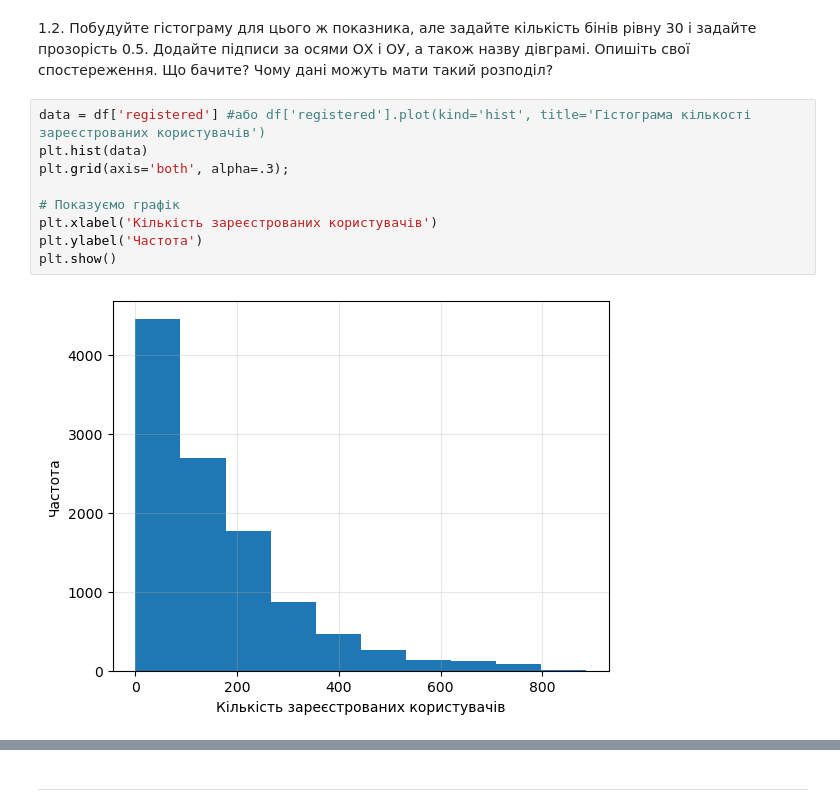
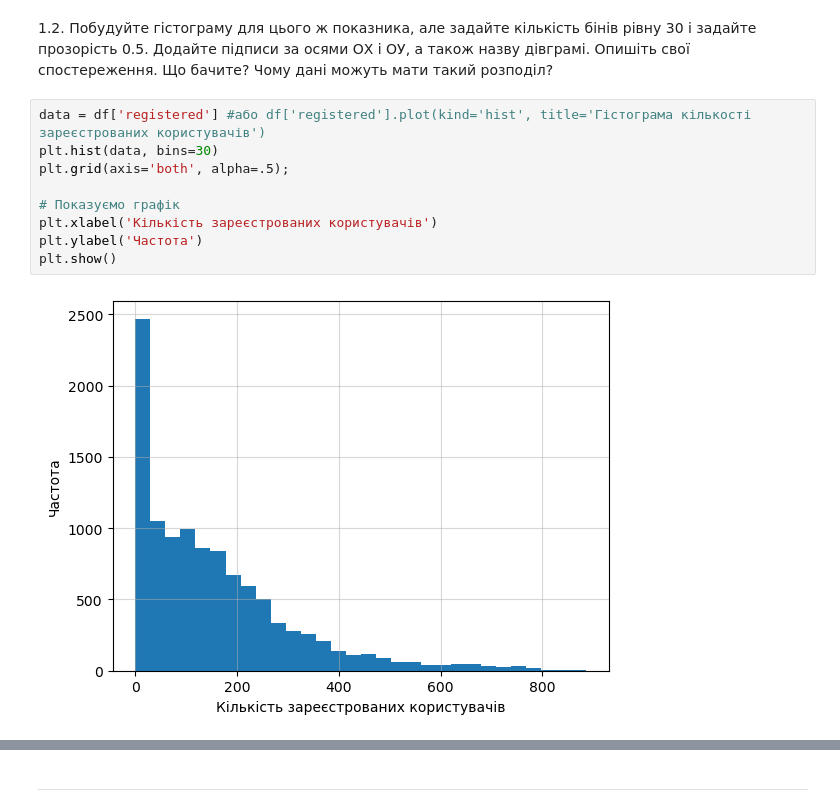
Before and after one commit to slovinskamary/python-for-data-lovers, a Jupyter notebook: hw_4_4_Візуалізація_з_pandas.ipynb, the cells around one changed output, grey strips where cells are left out. Drawn from its saved outputs; the diff is of its cells as text.

Commit message:
added  2homework about hist, bar, pandas

```diff
--- a/hw_4_4_Візуалізація_з_pandas.ipynb
+++ b/hw_4_4_Візуалізація_з_pandas.ipynb
@@ -83,15 +83,15 @@ plt.show()
 1.2. Побудуйте гістограму для цього ж показника, але задайте кількість бінів рівну 30 і задайте прозорість 0.5. Додайте підписи за осями ОХ і ОУ, а також назву дівграмі. Опишіть свої спостереження. Що бачите? Чому дані можуть мати такий розподіл?
 # %%
 data = df['registered'] #або df['registered'].plot(kind='hist', title='Гістограма кількості зареєстрованих користувачів')
-plt.hist(data)
-plt.grid(axis='both', alpha=.3);
+plt.hist(data, bins=30)
+plt.grid(axis='both', alpha=.5);
 
 # Показуємо графік
 plt.xlabel('Кількість зареєстрованих користувачів')
 plt.ylabel('Частота')
 plt.show()
 # %% [output]
-[figure, old version]
+[figure, new version]
 # %% [markdown]
 Має вийти щось таке (може бути без сітки):
 
```
